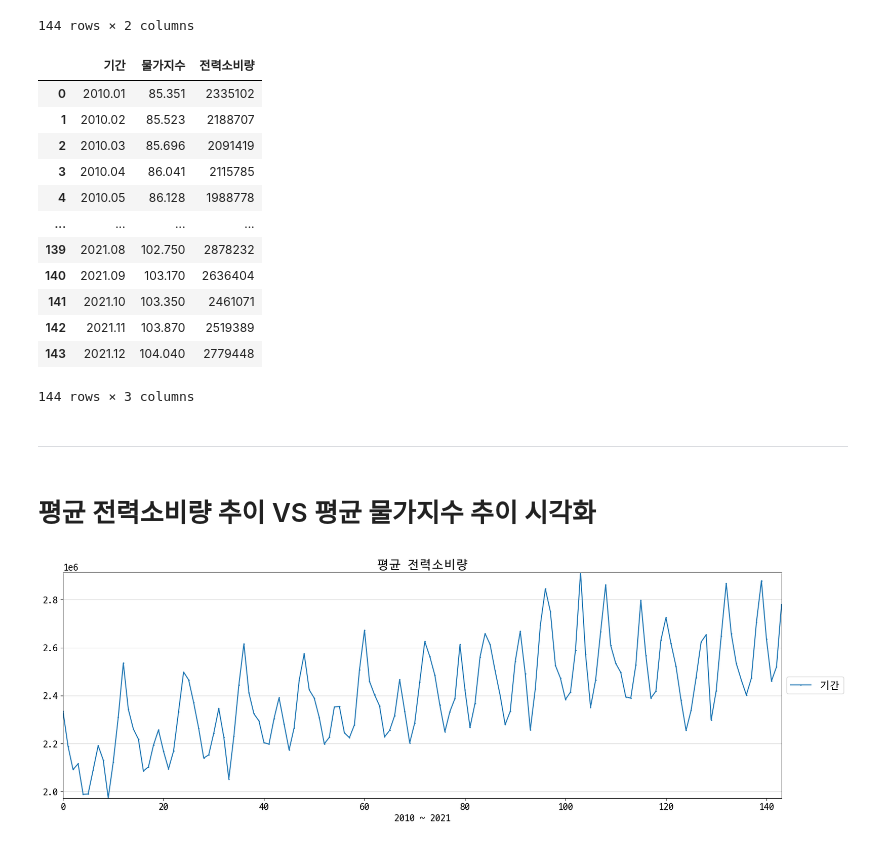
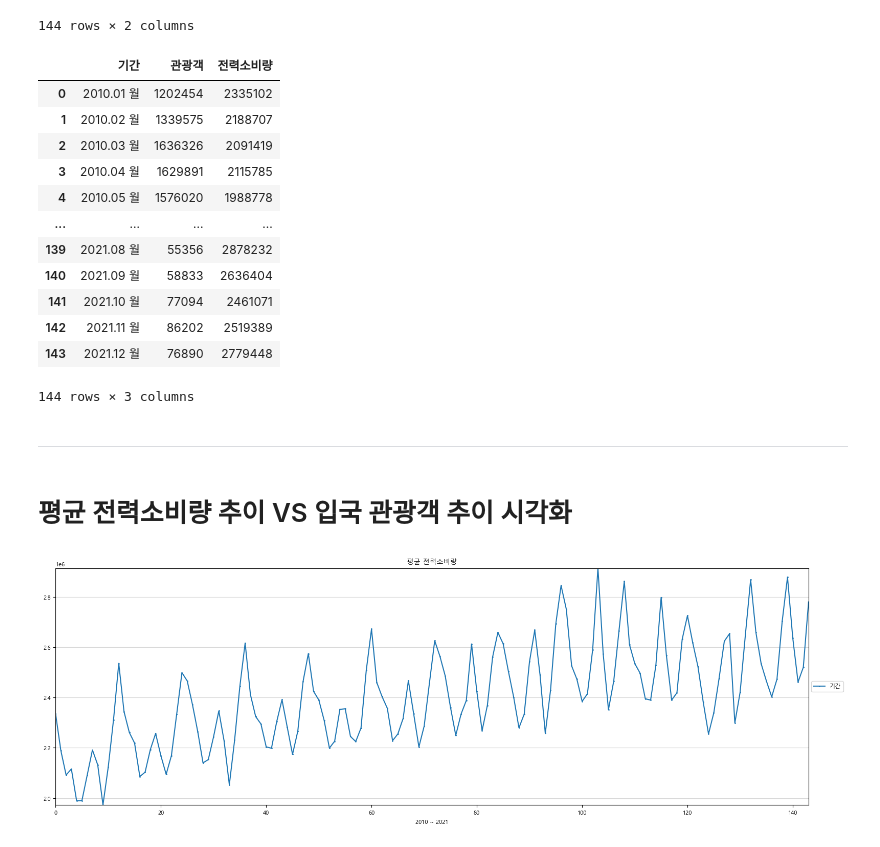
Before and after one commit to ThatHomr/project_2, a Jupyter notebook: project_2_file/Sunghwa/03_Data_Analysis/[문화]입국관광객/[문화]관광목적_외래객_그래프.ipynb, the cells around one changed output. Drawn from its saved outputs; the diff is of its cells as text; code cells hidden in the pictures.

```diff
--- a/project_2_file/Sunghwa/03_Data_Analysis/[문화]입국관광객/[문화]관광목적_외래객_그래프.ipynb
+++ b/project_2_file/Sunghwa/03_Data_Analysis/[문화]입국관광객/[문화]관광목적_외래객_그래프.ipynb
@@ -113,10 +115,10 @@ cpi_total8 # 이 변수를 시각화함
 # %%
-### 전력사용량 csv파일 로드
-df = pd.read_csv('201001_202112_월별_시도별_전력사용량.csv')
+### 전력소비량 csv파일 로드
+df_elec = pd.read_csv('201001_202112_월별_시도별_전력사용량.csv')
 # %%
 ### 1번 항목에서 확인했던 전력소비량 데이터 중에서도 평균값만을 위 cpi_total과 같은 형태로 추출
-df_drop = df.drop({'Unnamed: 0', '시도'}, axis=1)
-df_drop
+df_drop11 = df_elec.drop({'Unnamed: 0', '시도'}, axis=1)
+df_drop11
 # %% [output]
 |  | 연도 | 1월 | 2월 | 3월 | 4월 | 5월 | 6월 | 7월 | 8월 | 9월 | 10월 | ... |
 | 0 | 2010 | 1480180 | 1382020 | 1308429 | 1317499 | 1185530 | 1114450 | 1055938 | 1088438 | 1058865 | 1116695 | ... |
@@ -133,7 +135,7 @@ df_drop
 204 rows × 13 columns
 # %%
 # 연도 column을 기준으로 그룹화, 동시에 평균값을 dataframe에 출력
-df_group = df_drop.groupby('연도').mean()
+df_group = df_drop11.groupby('연도').mean()
 df_mean = df_group.T # 행렬변환
 df_mean
 # %% [output]
@@ -178,7 +180,7 @@ df_melt
 144 rows × 3 columns
 # %%
 # 연도 column 삭제
-df_drop2 = df_melt.drop('연도', axis=1)
-df_type = df_drop2.astype({'value':'int64'})
+df_drop22 = df_melt.drop('연도', axis=1)
+df_type = df_drop22.astype({'value':'int64'})
 # %%
 df_type = df_type.rename(columns={'index':'기간', 'value':'전력소비량'})
@@ -200,28 +202,28 @@ df_type
 # %%
 ### 두 데이터프레임 합치기
 
 df_con1 = df_type.rename(columns={'index' : '기간', 'value' : '전력소비량'}, inplace=False)
 df_con2 = df_con1['전력소비량']
-result = pd.concat([cpi_total8,df_con2],axis=1)
+result = pd.concat([df_astype,df_con2],axis=1)
 result ### 시각화 대상 변수
 # %% [output]
-|  | 기간 | 물가지수 | 전력소비량 |
-| 0 | 2010.01 | 85.351 | 2335102 |
-| 1 | 2010.02 | 85.523 | 2188707 |
-| 2 | 2010.03 | 85.696 | 2091419 |
-| 3 | 2010.04 | 86.041 | 2115785 |
-| 4 | 2010.05 | 86.128 | 1988778 |
+|  | 기간 | 관광객 | 전력소비량 |
+| 0 | 2010.01 월 | 1202454 | 2335102 |
+| 1 | 2010.02 월 | 1339575 | 2188707 |
+| 2 | 2010.03 월 | 1636326 | 2091419 |
+| 3 | 2010.04 월 | 1629891 | 2115785 |
+| 4 | 2010.05 월 | 1576020 | 1988778 |
 | ... | ... | ... | ... |
-| 139 | 2021.08 | 102.750 | 2878232 |
-| 140 | 2021.09 | 103.170 | 2636404 |
-| 141 | 2021.10 | 103.350 | 2461071 |
-| 142 | 2021.11 | 103.870 | 2519389 |
-| 143 | 2021.12 | 104.040 | 2779448 |
+| 139 | 2021.08 월 | 55356 | 2878232 |
+| 140 | 2021.09 월 | 58833 | 2636404 |
+| 141 | 2021.10 월 | 77094 | 2461071 |
+| 142 | 2021.11 월 | 86202 | 2519389 |
+| 143 | 2021.12 월 | 76890 | 2779448 |
 144 rows × 3 columns
 # %% [markdown]
 <hr>
 # %% [markdown]
-<h1>평균 전력소비량 추이 VS 평균 물가지수 추이 시각화</h1>
+<h1>평균 전력소비량 추이 VS 입국 관광객 추이 시각화</h1>
 # %%
 # 그래프 크기 설정
 plt.figure(figsize=(19, 6))
@@ -251,7 +253,7 @@ plt.autoscale(axis='y', tight=True)
 # 그래프 출력
 plt.show()
 # %% [output]
-[figure, old version]
+[figure, new version]
 # %%
 # 그래프 크기 설정
 plt.figure(figsize=(19, 6))
```
Also changed, not shown: parts of 15 cells of this notebook.
